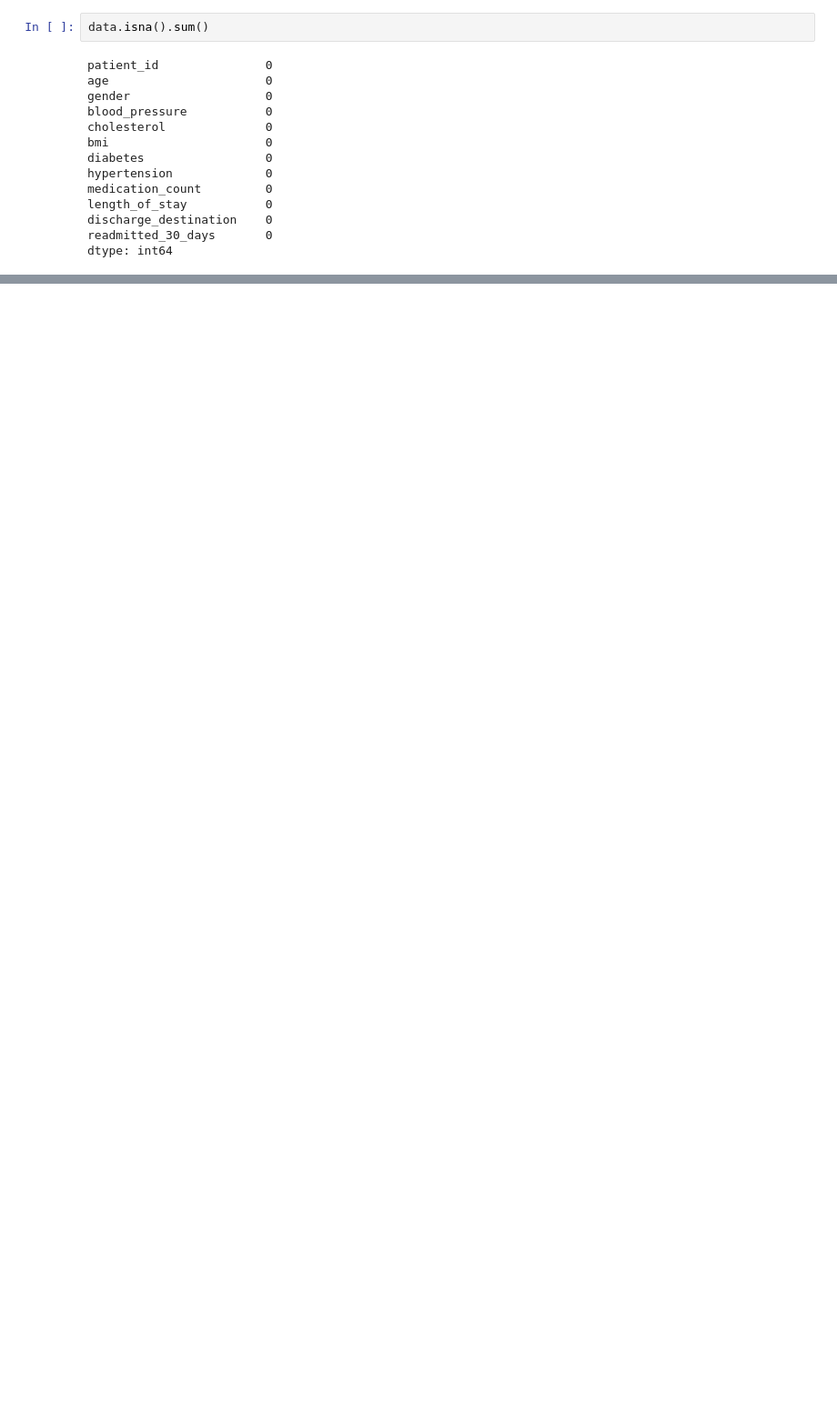
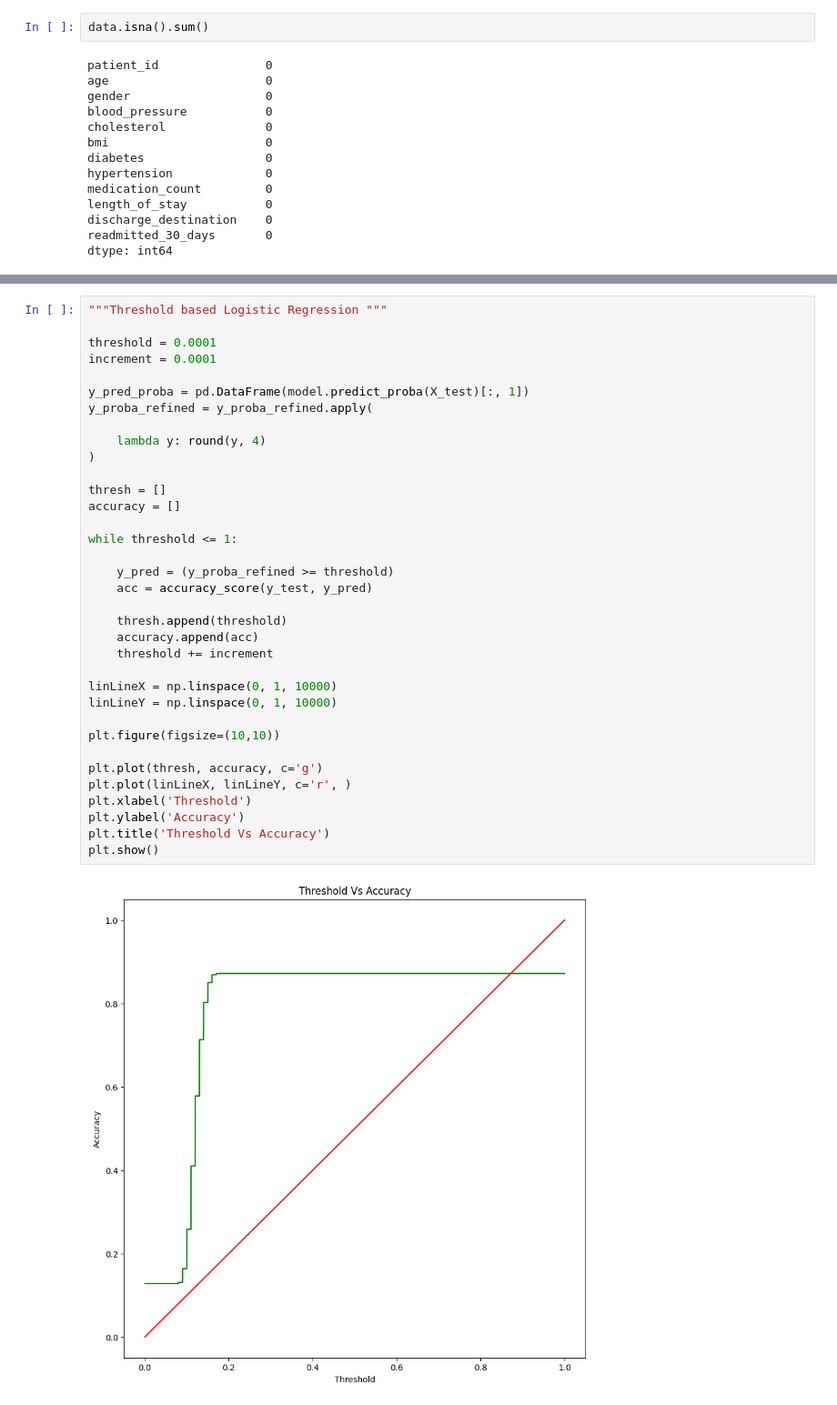
Before and after one commit to NathanPimenta/Synthea-Based-Hospital-Dashboard, a Jupyter notebook: model1.ipynb, the cells around one changed output, grey strips where cells are left out. Shown at 91% size. Cells and saved outputs as stored; diff of their text form; blank space fills up the shorter version.

```diff
--- a/model1.ipynb
+++ b/model1.ipynb
@@ -71,0 +149,37 @@ ValueError: could not convert string to float: 'Other'
+# %%
+"""Threshold based Logistic Regression """
+
+threshold = 0.0001
+increment = 0.0001
+
+y_pred_proba = pd.DataFrame(model.predict_proba(X_test)[:, 1])
+y_proba_refined = y_proba_refined.apply(
+
+    lambda y: round(y, 4)
+)
+
+thresh = []
+accuracy = []
+
+while threshold <= 1:
+
+    y_pred = (y_proba_refined >= threshold)
+    acc = accuracy_score(y_test, y_pred)
+
+    thresh.append(threshold)
+    accuracy.append(acc)
+    threshold += increment
+
+linLineX = np.linspace(0, 1, 10000)
+linLineY = np.linspace(0, 1, 10000)
+
+plt.figure(figsize=(10,10))
+
+plt.plot(thresh, accuracy, c='g')
+plt.plot(linLineX, linLineY, c='r', )
+plt.xlabel('Threshold')
+plt.ylabel('Accuracy')
+plt.title('Threshold Vs Accuracy')
+plt.show()
+# %% [output]
+[figure, added]
```
Also changed, not shown: parts of 8 cells of this notebook.
